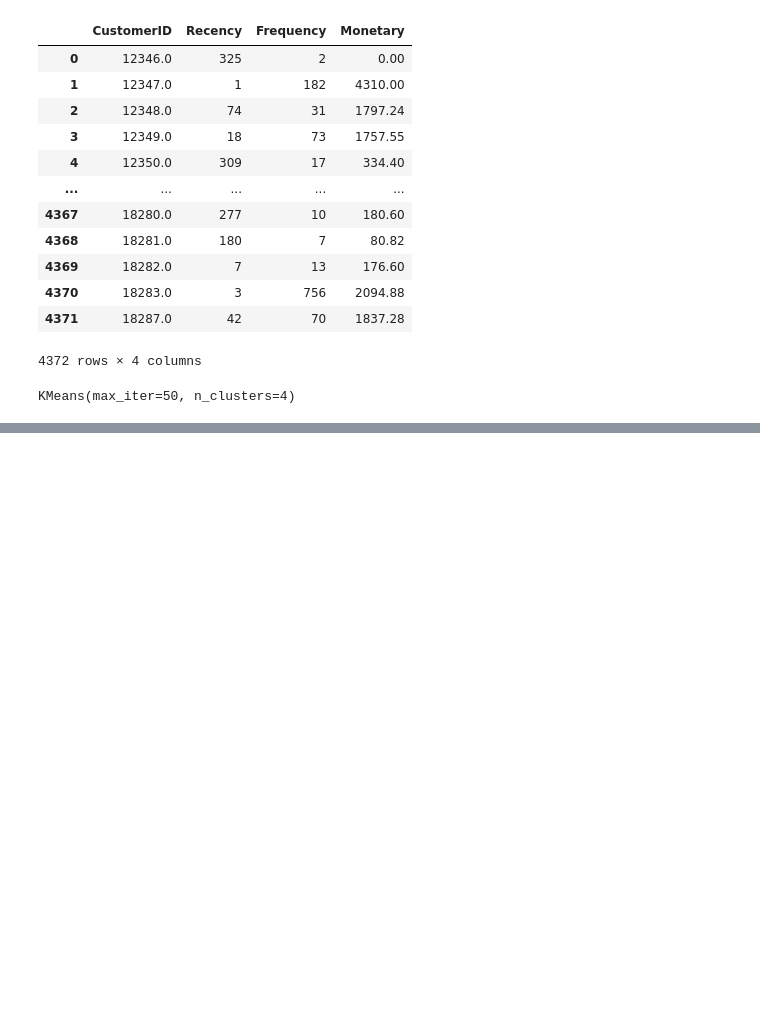
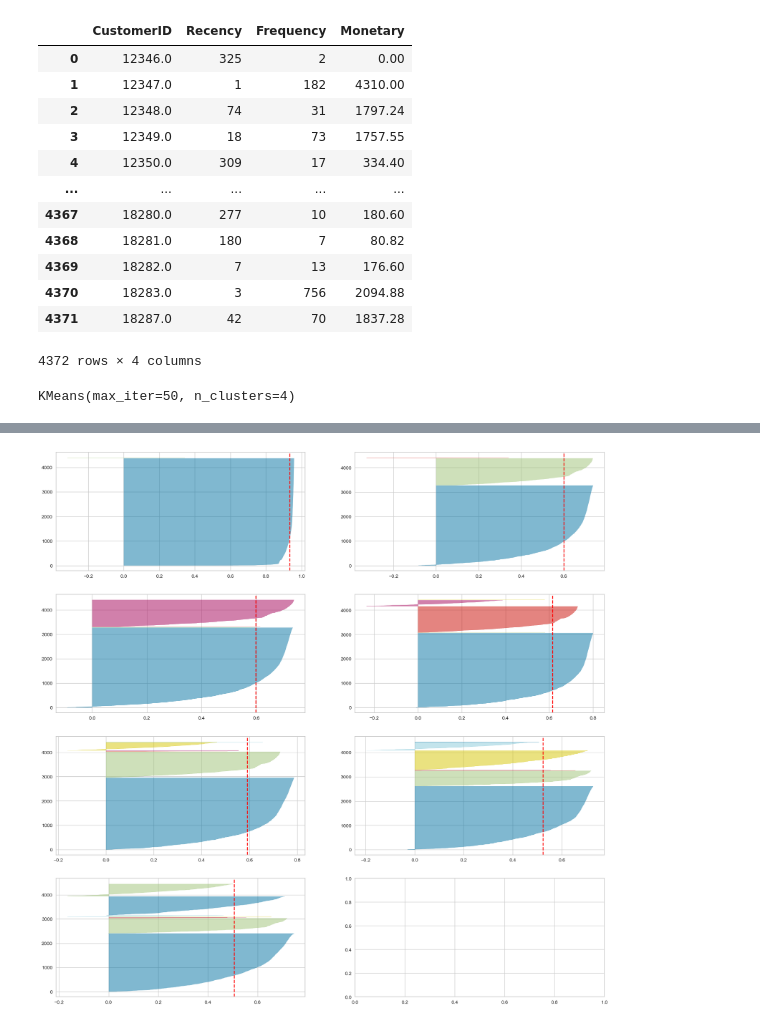
Before and after one commit to dminchev1/practice, a Jupyter notebook: customer_segmentation.ipynb.ipynb, the cells around one changed output, grey strips where cells are left out. Cells and saved outputs as stored; diff of their text form; code cells hidden in the pictures; blank space fills up the shorter version.

```diff
--- a/customer_segmentation.ipynb.ipynb
+++ b/customer_segmentation.ipynb.ipynb
@@ -84,0 +95,14 @@ Text(0.5, 1.0, 'Elbow plot')
+# %%
+from sklearn.metrics import silhouette_score
+# Silhouette analysis
+
+for i in n_clusters:
+    kmeans = KMeans(n_clusters=i, max_iter=50)
+    kmeans.fit(rfm_scaled)
+
+    cluster_labels = kmeans.labels_
+
+    sil_avg = silhouette_score(rfm_scaled, cluster_labels)
+    print("For n_clusters={}, the silhouette score is {}".format(i, sil_avg))
+
+# This approach is not enough because cluster ticknes visualisation is important.
@@ -84,0 +117,19 @@ Text(0.5, 1.0, 'Elbow plot')
+# %%
+from yellowbrick.cluster import SilhouetteVisualizer
+
+fig, ax = plt.subplots(4, 2, figsize=(20, 20))
+for i in range(2,9):
+    '''
+    Create KMeans instance for different number of clusters
+    '''
+    km = KMeans(n_clusters=i, init='k-means++',
+                n_init=10, max_iter=100, random_state=42)
+    q, mod = divmod(i, 2)
+    '''
+    Create SilhouetteVisualizer instance with KMeans instance
+    Fit the visualizer
+    '''
+    visualizer = SilhouetteVisualizer(km, colors='yellowbrick', ax=ax[q-1][mod])
+    visualizer.fit(rfm_scaled)
+# %% [output]
+[figure, added]
```
Also changed, not shown: parts of 11 cells of this notebook.
